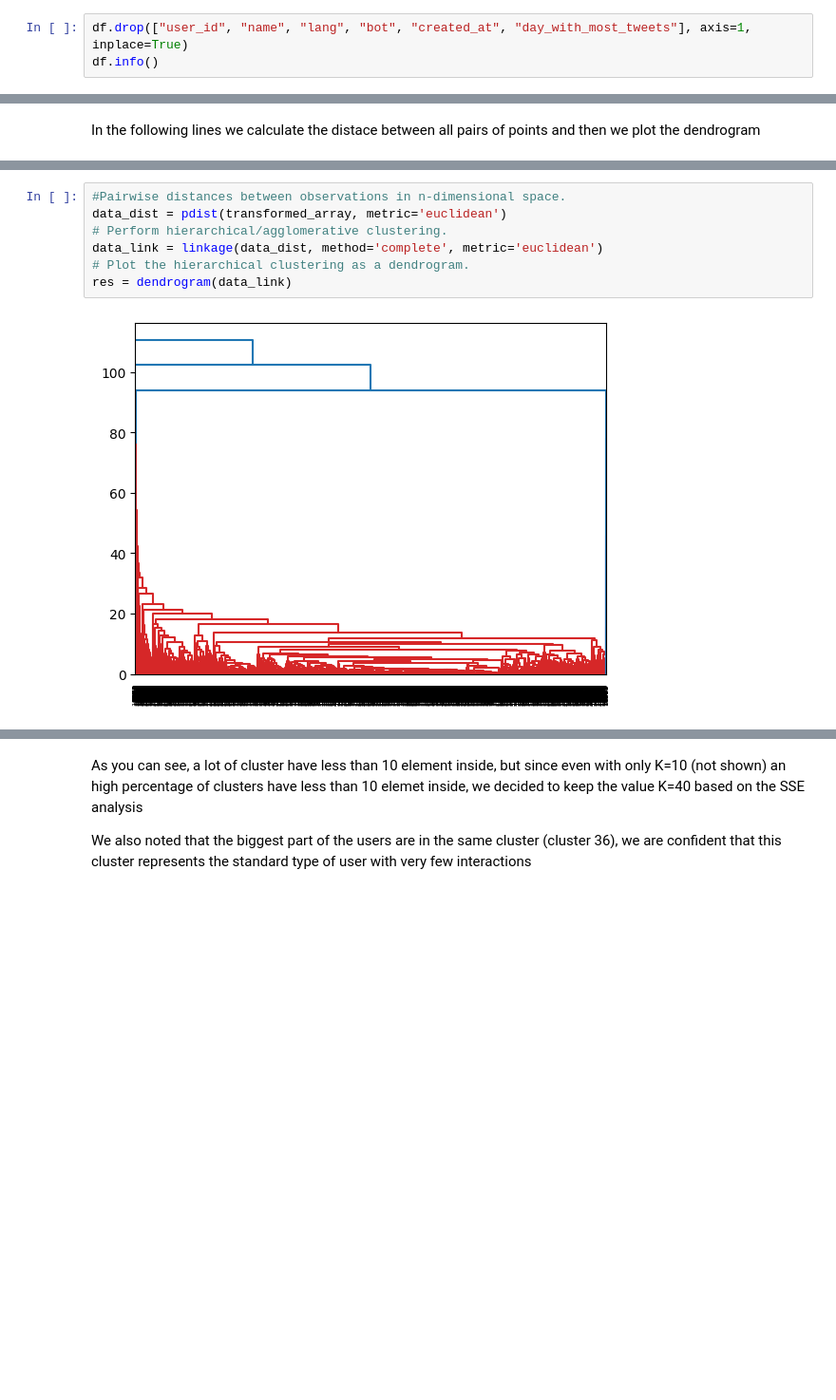
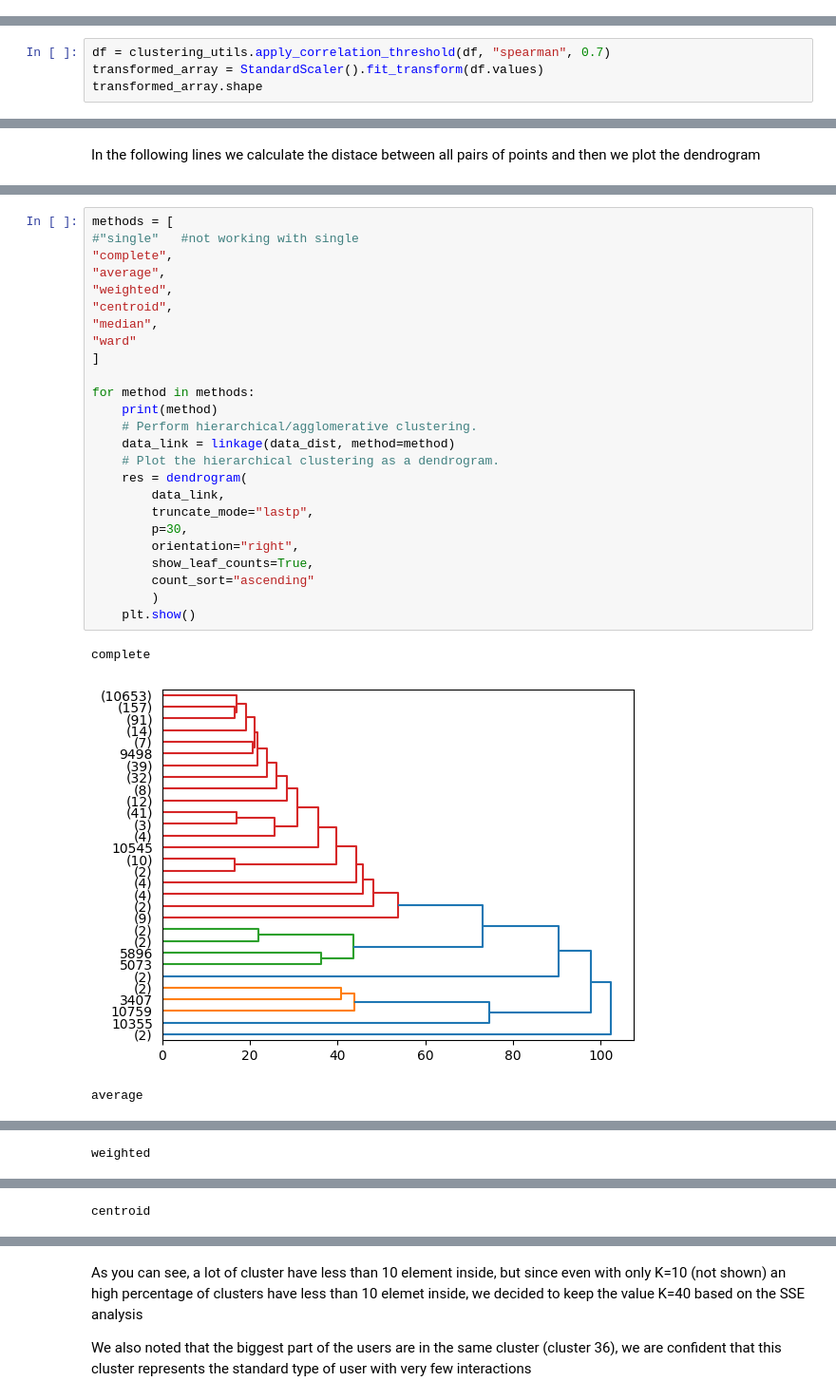
Before and after one commit to The-seven-dwarfs/DataMining-Group7, a Jupyter notebook: 2.3-Hierarchical_clustering.ipynb, the cells around one changed output, grey strips where cells are left out. Shown at 95% size. Drawn from its saved outputs; the diff is of its cells as text; blank space fills up the shorter version.

Commit message:
big improvements to hierarchical clustering and neural network classification

```diff
--- a/2.3-Hierarchical_clustering.ipynb
+++ b/2.3-Hierarchical_clustering.ipynb
@@ -34,6 +33,3 @@ from matplotlib import pyplot as plot
 df = pd.read_csv("./dataset/users_df_dataset_cleaned_with_indicators.csv")
 # %% [markdown]
 As a first step, since we will work on numerical features we remove categorical/nominal? attributes
-# %%
-df.drop(["user_id", "name", "lang", "bot", "created_at", "day_with_most_tweets"], axis=1, inplace=True)
-df.info()
@@ -66,0 +74,4 @@ transformed_array.shape
+# %%
+df = clustering_utils.apply_correlation_threshold(df, "spearman", 0.7)
+transformed_array = StandardScaler().fit_transform(df.values)
+transformed_array.shape
@@ -69,9 +146,29 @@ In the following lines we calculate the distace between all pairs of points and
 # %%
-#Pairwise distances between observations in n-dimensional space.
-data_dist = pdist(transformed_array, metric='euclidean')
-# Perform hierarchical/agglomerative clustering.
-data_link = linkage(data_dist, method='complete', metric='euclidean')
-# Plot the hierarchical clustering as a dendrogram.
-res = dendrogram(data_link)
+methods = [
+#"single"   #not working with single
+"complete",
+"average",
+"weighted",
+"centroid",
+"median",
+"ward"
+]
+
+for method in methods:
+    print(method)
+    # Perform hierarchical/agglomerative clustering.
+    data_link = linkage(data_dist, method=method)
+    # Plot the hierarchical clustering as a dendrogram.
+    res = dendrogram(
+        data_link,
+        truncate_mode="lastp",
+        p=30,
+        orientation="right",
+        show_leaf_counts=True,
+        count_sort="ascending"
+        )
+    plt.show()
 # %% [output]
+complete
-[figure, old version]
+[figure, new version]
+average
@@ -77,0 +176 @@ res = dendrogram(data_link)
+weighted
@@ -77,0 +178 @@ res = dendrogram(data_link)
+centroid
```
Also changed, not shown: parts of 14 cells of this notebook, 4 other files.
